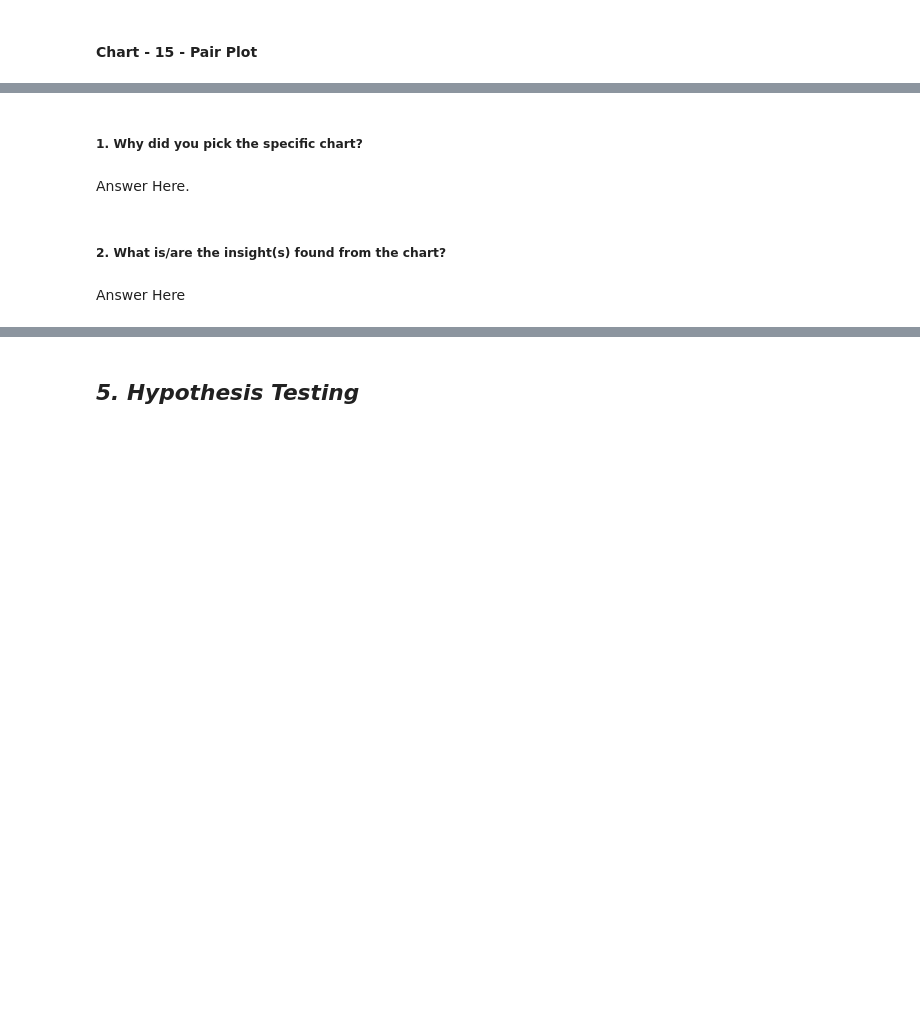
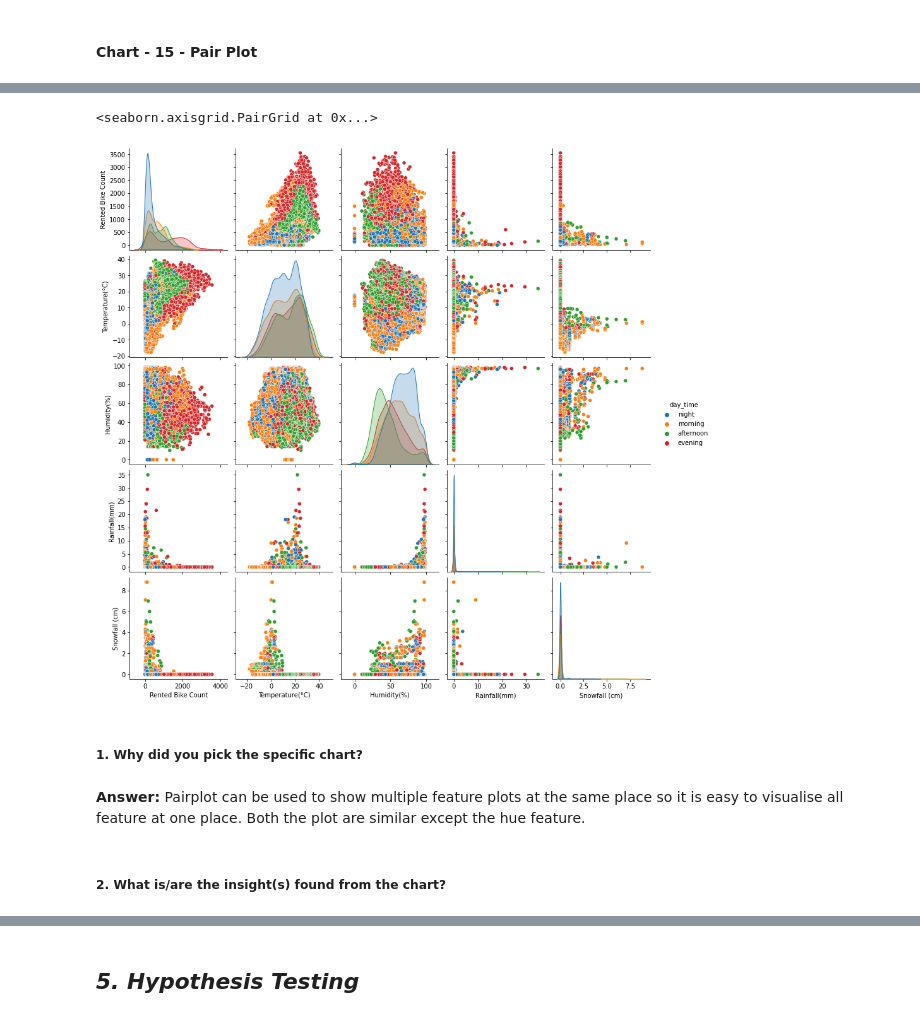
Before and after one commit to ad709kr/Bike-Sharing-Demand-Prediction, a Jupyter notebook: Copy_of_Sample_ML_Submission_Template.ipynb, the cells around one changed output, grey strips where cells are left out. Cells and saved outputs as stored; diff of their text form; code cells hidden in the pictures; blank space fills up the shorter version.

```diff
--- a/Copy_of_Sample_ML_Submission_Template.ipynb
+++ b/Copy_of_Sample_ML_Submission_Template.ipynb
@@ -576,11 +719,12 @@ sns.pairplot(data,hue = 'Seasons')
 # %%
-data = file[['Rented Bike Count', 'Temperature(°C)', 'Humidity(%)','Rainfall(mm)', 'Snowfall (cm)','Holiday']]
-sns.pairplot(data,hue = 'Holiday')
+data = file[['Rented Bike Count', 'Temperature(°C)', 'Humidity(%)','Rainfall(mm)', 'Snowfall (cm)','day_time']]
+sns.pairplot(data,hue = 'day_time')
+# %% [output]
+<seaborn.axisgrid.PairGrid at 0x...>
+[figure, added]
 # %% [markdown]
 ##### 1. Why did you pick the specific chart?
-# %% [markdown]
-Answer Here.
+# %% [markdown]
+**Answer:** Pairplot can be used to show multiple feature plots at the same place so it is easy to visualise all feature at one place. Both the plot are similar except the hue feature.
 # %% [markdown]
 ##### 2. What is/are the insight(s) found from the chart?
-# %% [markdown]
-Answer Here
```
Also changed, not shown: parts of 71 cells of this notebook.
